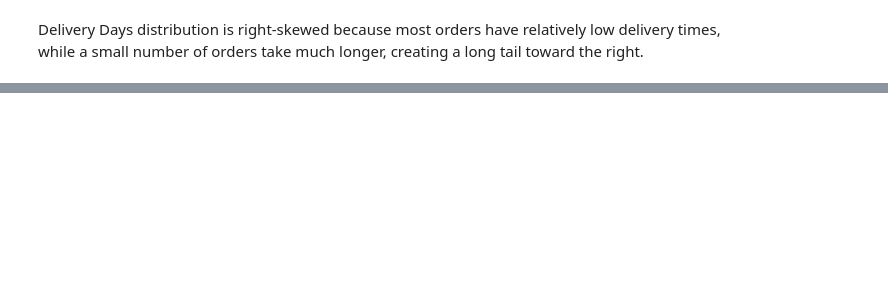
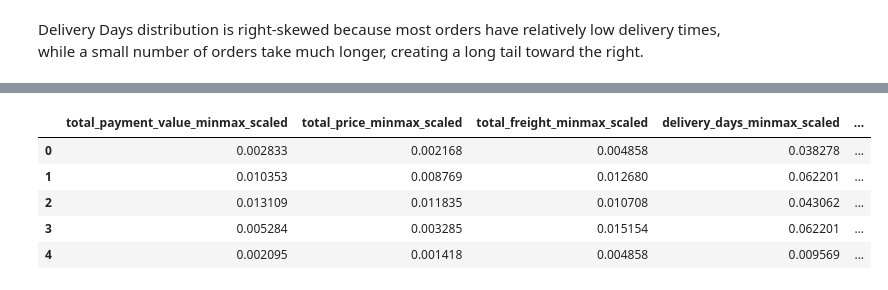
Before and after one commit to BhavyaAgrawat31/ML, a Jupyter notebook: notebooks/Lab03_Data_Quality_EDA_Preprocessing.ipynb, the cells around one changed output, grey strips where cells are left out. Drawn from its saved outputs; the diff is of its cells as text; code cells hidden in the pictures; blank space fills up the shorter version.

```diff
--- a/notebooks/Lab03_Data_Quality_EDA_Preprocessing.ipynb
+++ b/notebooks/Lab03_Data_Quality_EDA_Preprocessing.ipynb
@@ -432,0 +579,9 @@ A very long delivery time means the order took unusually long to be delivered. I
+# %%
+minmax_scaled_df.head()
+# %% [output]
+|  | total_payment_value_minmax_scaled | total_price_minmax_scaled | total_freight_minmax_scaled | delivery_days_minmax_scaled | ... |
+| 0 | 0.002833 | 0.002168 | 0.004858 | 0.038278 | ... |
+| 1 | 0.010353 | 0.008769 | 0.012680 | 0.062201 | ... |
+| 2 | 0.013109 | 0.011835 | 0.010708 | 0.043062 | ... |
+| 3 | 0.005284 | 0.003285 | 0.015154 | 0.062201 | ... |
+| 4 | 0.002095 | 0.001418 | 0.004858 | 0.009569 | ... |
```
Also changed, not shown: parts of 54 cells of this notebook.
